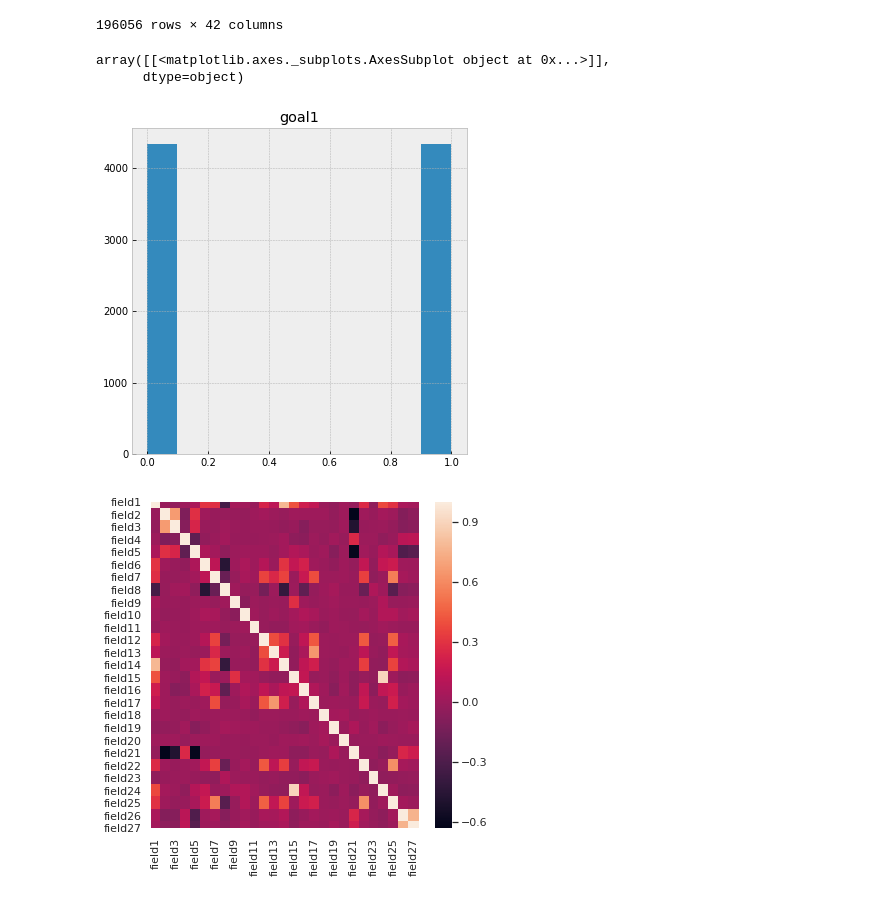
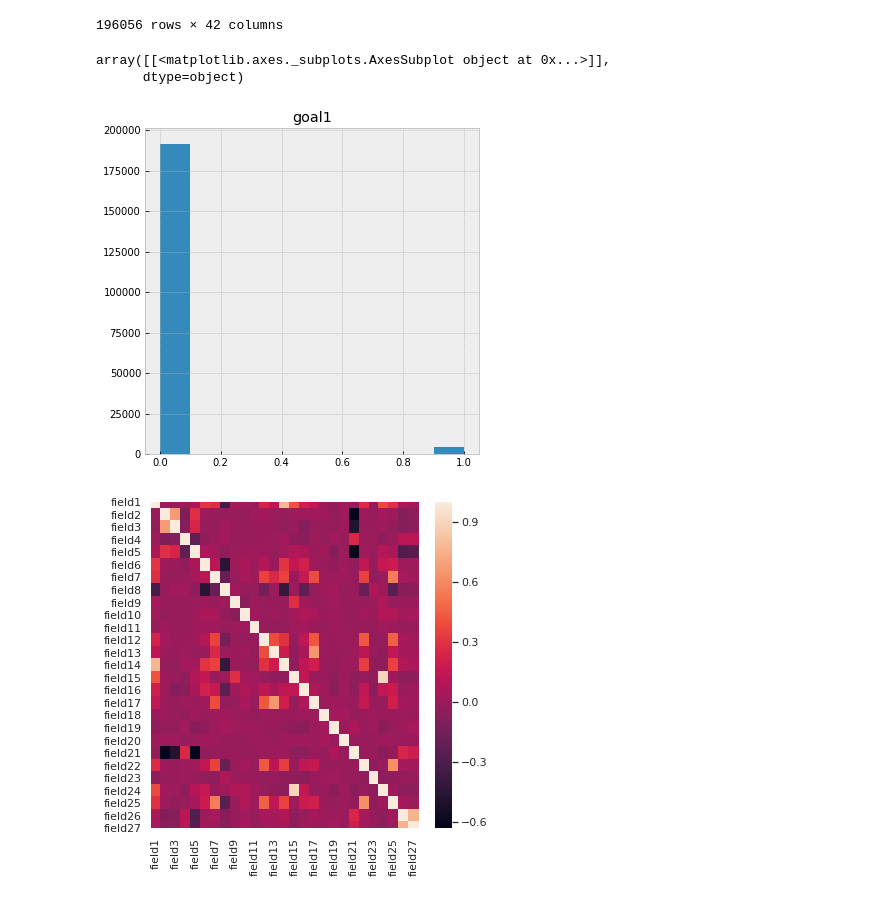
Before and after one commit to andygoosh/OneTwoTrip-Contest, a Jupyter notebook: workinprogress.ipynb, the cells around one changed output. Cells and saved outputs as stored; diff of their text form; code cells hidden in the pictures.

```diff
--- a/workinprogress.ipynb
+++ b/workinprogress.ipynb
@@ -131,10 +147,10 @@ def vectorize( X, cols ):
 
   return X
 # %%
-X, y = prepare_data( df_train, balanced=True )
+X, y = prepare_data( df_train )
 y.hist()
 # %% [output]
 array([[<matplotlib.axes._subplots.AxesSubplot object at 0x...>]],
       dtype=object)
-[figure, old version]
+[figure, new version]
 # %%
```
Also changed, not shown: parts of 10 cells of this notebook.
